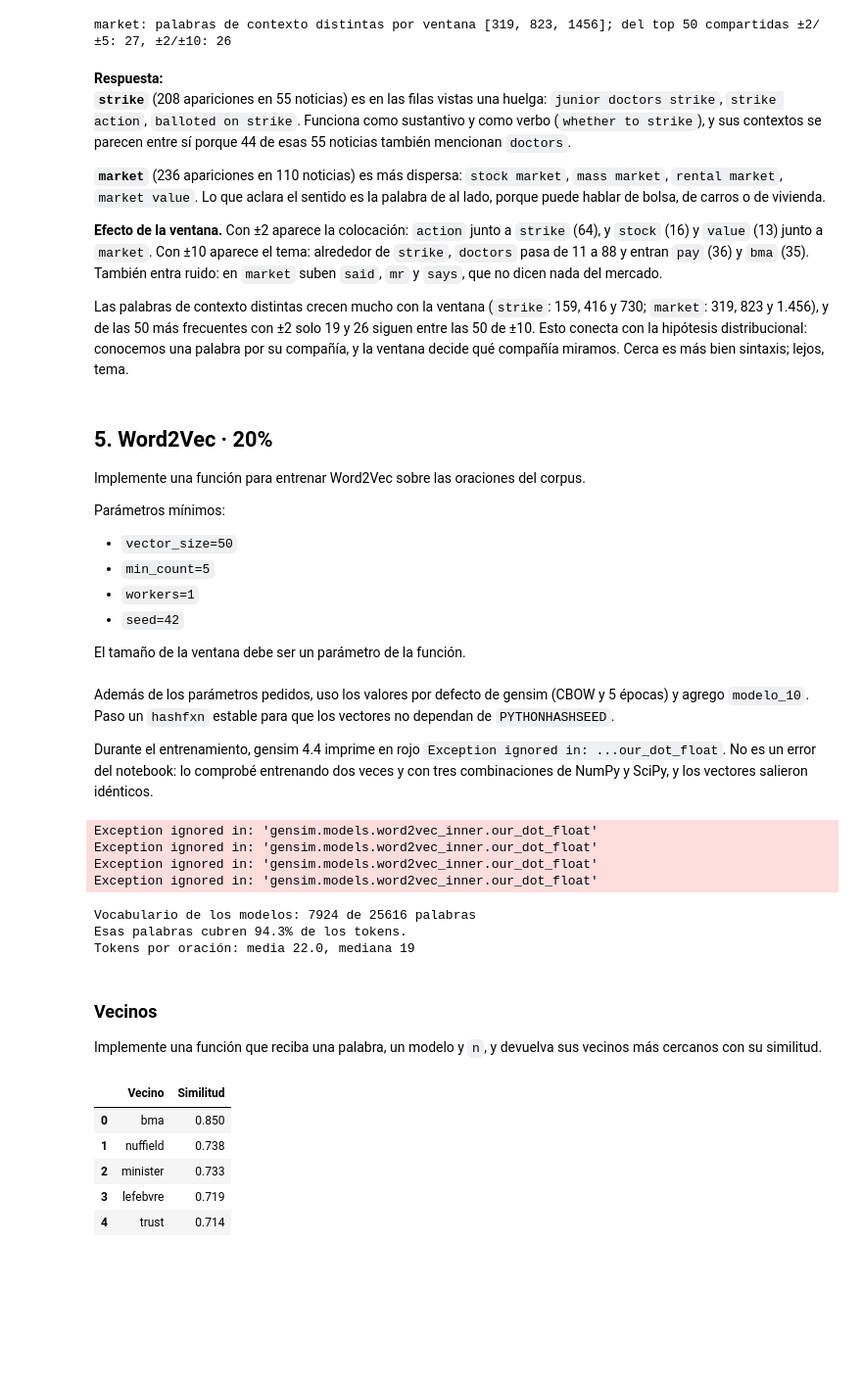
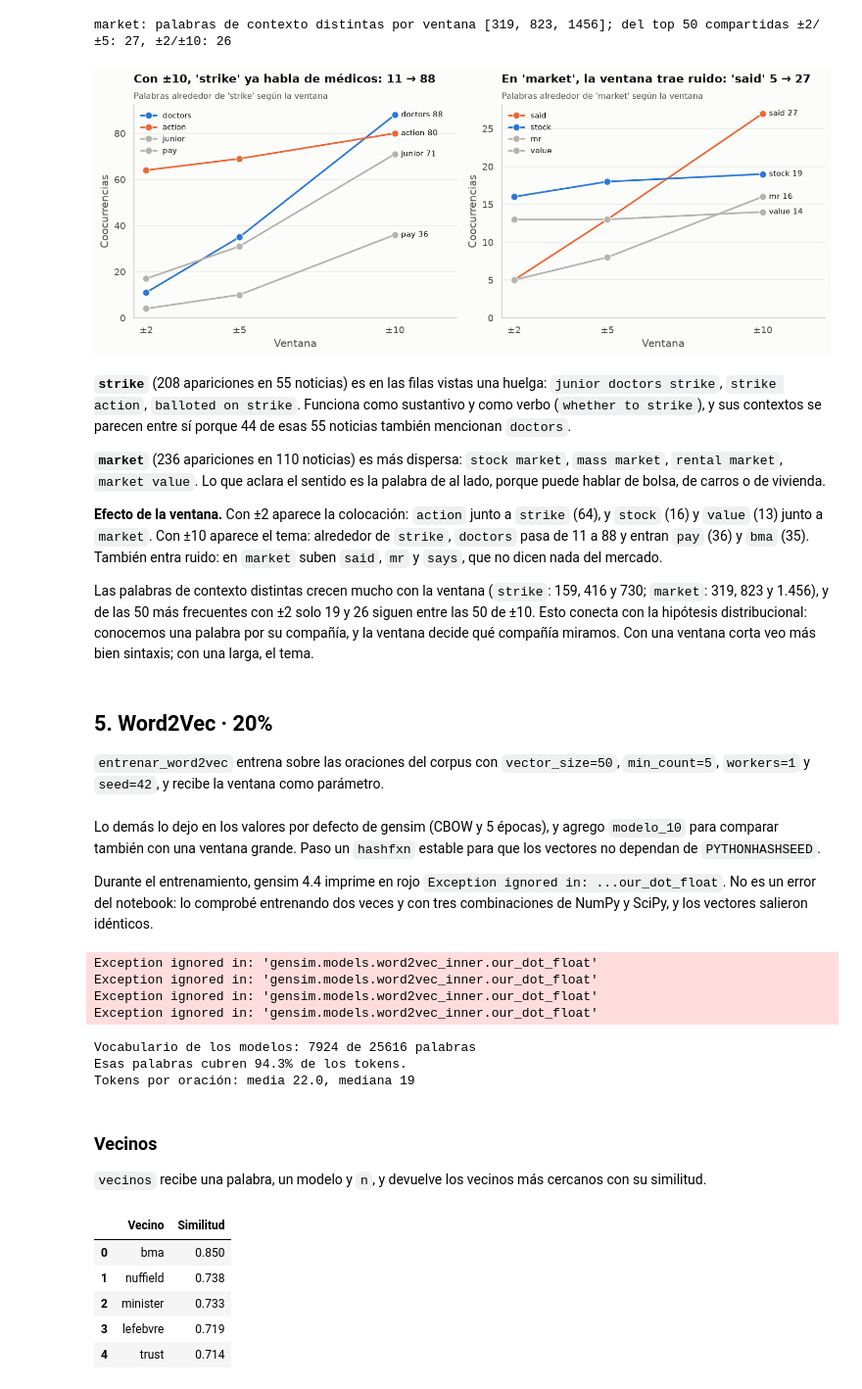
Before and after one commit to AlejoMoncada/llm-assignment1, a Jupyter notebook: 03_Assignment_Sesion1_BoW_Word2Vec.ipynb, the cells around one changed output. Shown at 98% size. Drawn from its saved outputs; the diff is of its cells as text; code cells hidden in the pictures; blank space fills up the shorter version.

```diff
--- a/03_Assignment_Sesion1_BoW_Word2Vec.ipynb
+++ b/03_Assignment_Sesion1_BoW_Word2Vec.ipynb
@@ -646,30 +690,50 @@ strike: palabras de contexto distintas por ventana [159, 416, 730]; del top 50 c
 | 8 | labour (6) | share (8) | value (14) |
 | 9 | said (5) | just (7) | years (13) |
 market: palabras de contexto distintas por ventana [319, 823, 1456]; del top 50 compartidas ±2/±5: 27, ±2/±10: 26
+# %%
+SEGUIDAS = {
+    "strike": {"doctors": BLUE, "action": ORANGE, "junior": GRAY, "pay": GRAY},
+    "market": {"said": ORANGE, "stock": BLUE, "mr": GRAY, "value": GRAY},
+}
+fig, ejes = plt.subplots(1, 2, figsize=(12, 4.8))
+for ax, (palabra, colores) in zip(ejes, SEGUIDAS.items()):
+    conteos = {v: coocurrencias(palabra, v) for v in VENTANAS}
+    datos = pd.DataFrame([
+        {"Ventana": v, "Palabra de contexto": w, "Coocurrencias": conteos[v][w]}
+        for v in VENTANAS for w in colores
+    ])
+    sns.lineplot(
+        datos, x="Ventana", y="Coocurrencias", hue="Palabra de contexto", palette=colores,
+        marker="o", markersize=8, linewidth=2, markeredgecolor=SURFACE, ax=ax,
+    )
+    for w in colores:
+        ax.text(10.2, conteos[10][w], f"{w} {es(conteos[10][w])}", va="center", fontsize=9)
+    ax.set(xticks=VENTANAS, xticklabels=[f"±{v}" for v in VENTANAS], xlim=(1.6, 12), ylim=(0, None), xlabel="Ventana")
+    ax.legend(loc="upper left", fontsize=9, title=None)
+    ax.grid(axis="x", visible=False)
+
+doctors = [coocurrencias("strike", v)["doctors"] for v in VENTANAS]
+said = [coocurrencias("market", v)["said"] for v in VENTANAS]
+titular(ejes[0], f"Con ±10, 'strike' ya habla de médicos: {es(doctors[0])} → {es(doctors[-1])}", "Palabras alrededor de 'strike' según la ventana")
+titular(ejes[1], f"En 'market', la ventana trae ruido: 'said' {es(said[0])} → {es(said[-1])}", "Palabras alrededor de 'market' según la ventana")
+plt.tight_layout()
+plt.show()
+# %% [output]
+[figure, added]
 # %% [markdown]
-**Respuesta:**
 **`strike`** (208 apariciones en 55 noticias) es en las filas vistas una huelga: `junior doctors strike`, `strike action`, `balloted on strike`. Funciona como sustantivo y como verbo (`whether to strike`), y sus contextos se parecen entre sí porque 44 de esas 55 noticias también mencionan `doctors`.
 
 **`market`** (236 apariciones en 110 noticias) es más dispersa: `stock market`, `mass market`, `rental market`, `market value`. Lo que aclara el sentido es la palabra de al lado, porque puede hablar de bolsa, de carros o de vivienda.
 
 **Efecto de la ventana.** Con ±2 aparece la colocación: `action` junto a `strike` (64), y `stock` (16) y `value` (13) junto a `market`. Con ±10 aparece el tema: alrededor de `strike`, `doctors` pasa de 11 a 88 y entran `pay` (36) y `bma` (35). También entra ruido: en `market` suben `said`, `mr` y `says`, que no dicen nada del mercado.
 
-Las palabras de contexto distintas crecen mucho con la ventana (`strike`: 159, 416 y 730; `market`: 319, 823 y 1.456), y de las 50 más frecuentes con ±2 solo 19 y 26 siguen entre las 50 de ±10. Esto conecta con la hipótesis distribucional: conocemos una palabra por su compañía, y la ventana decide qué compañía miramos. Cerca es más bien sintaxis; lejos, tema.
+Las palabras de contexto distintas crecen mucho con la ventana (`strike`: 159, 416 y 730; `market`: 319, 823 y 1.456), y de las 50 más frecuentes con ±2 solo 19 y 26 siguen entre las 50 de ±10. Esto conecta con la hipótesis distribucional: conocemos una palabra por su compañía, y la ventana decide qué compañía miramos. Con una ventana corta veo más bien sintaxis; con una larga, el tema.
 # %% [markdown]
 ## 5. Word2Vec · 20%
 
-Implemente una función para entrenar Word2Vec sobre las oraciones del corpus.
-
-Parámetros mínimos:
-
-- `vector_size=50`
-- `min_count=5`
-- `workers=1`
-- `seed=42`
-
-El tamaño de la ventana debe ser un parámetro de la función.
+`entrenar_word2vec` entrena sobre las oraciones del corpus con `vector_size=50`, `min_count=5`, `workers=1` y `seed=42`, y recibe la ventana como parámetro.
 # %% [markdown]
-Además de los parámetros pedidos, uso los valores por defecto de gensim (CBOW y 5 épocas) y agrego `modelo_10`. Paso un `hashfxn` estable para que los vectores no dependan de `PYTHONHASHSEED`.
+Lo demás lo dejo en los valores por defecto de gensim (CBOW y 5 épocas), y agrego `modelo_10` para comparar también con una ventana grande. Paso un `hashfxn` estable para que los vectores no dependan de `PYTHONHASHSEED`.
 
 Durante el entrenamiento, gensim 4.4 imprime en rojo `Exception ignored in: ...our_dot_float`. No es un error del notebook: lo comprobé entrenando dos veces y con tres combinaciones de NumPy y SciPy, y los vectores salieron idénticos.
 # %%
@@ -710,7 +774,7 @@ Tokens por oración: media 22.0, mediana 19
 # %% [markdown]
 ### Vecinos
 
-Implemente una función que reciba una palabra, un modelo y `n`, y devuelva sus vecinos más cercanos con su similitud.
+`vecinos` recibe una palabra, un modelo y `n`, y devuelve los vecinos más cercanos con su similitud.
 # %%
 def vecinos(palabra, modelo, n=5):
     palabra = palabra.lower()
```
Also changed, not shown: parts of 25 cells of this notebook, 4 other files.
